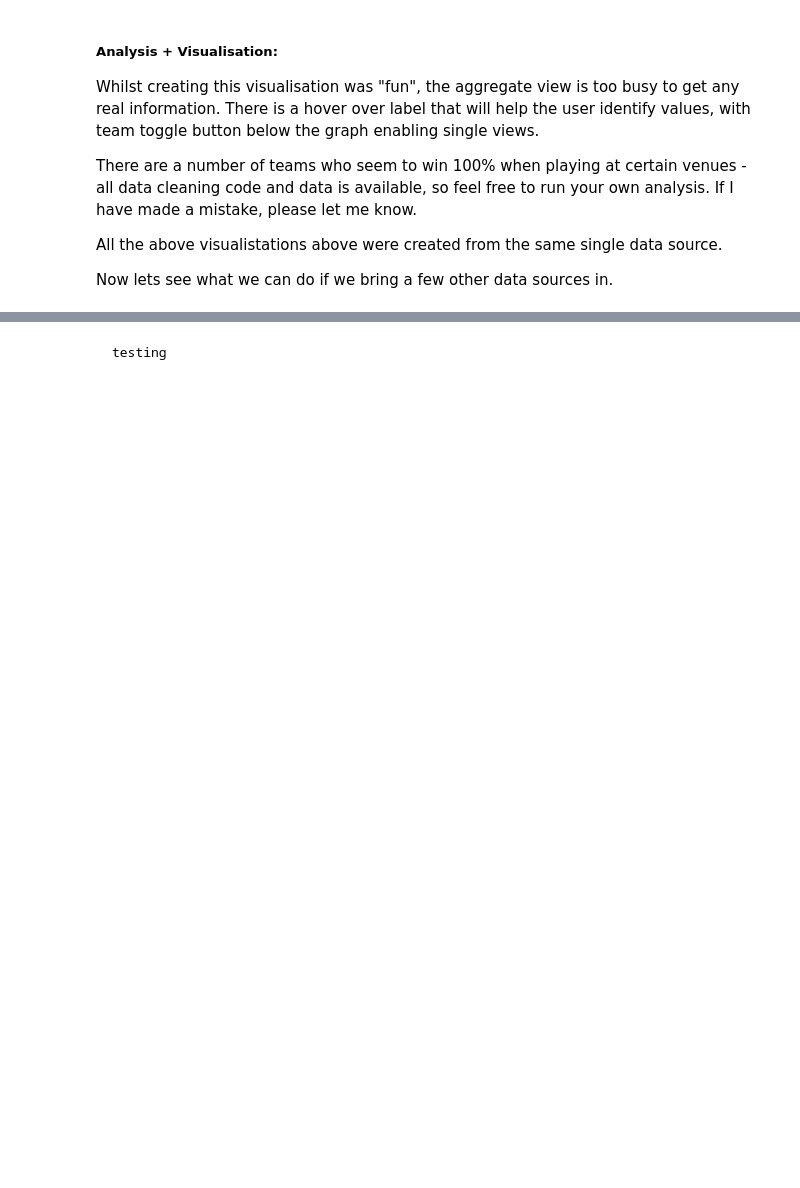
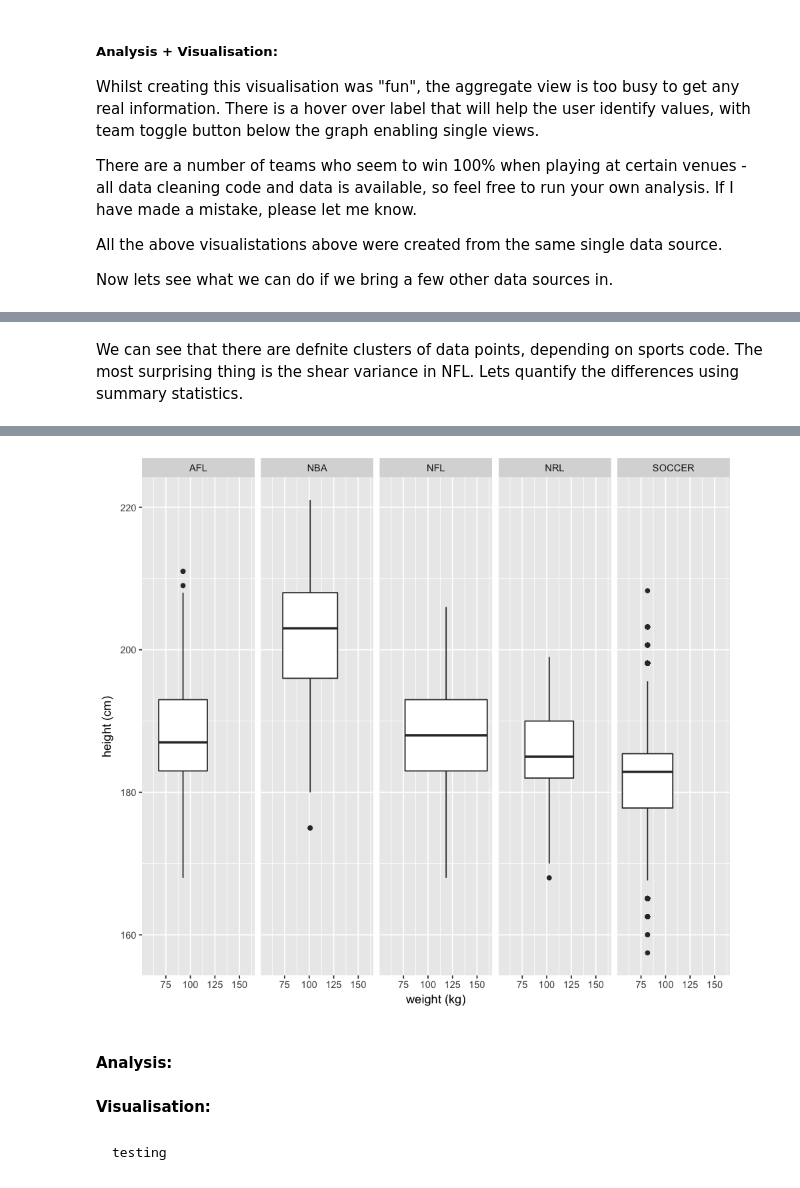
Before and after one commit to axelk2014/afl-datablog, a Jupyter notebook: Datablog.ipynb, the cells around one changed output, grey strips where cells are left out. Drawn from its saved outputs; the diff is of its cells as text; code cells hidden in the pictures; blank space fills up the shorter version.

Commit message:
ggplot edits

````diff
--- a/Datablog.ipynb
+++ b/Datablog.ipynb
@@ -245 +264,8 @@ ggplot(data=dfPlayers.all, aes(x=weight,y=height)) + geom_point(aes(alpha=0.4))
 [figure]
+# %% [markdown]
+We can see that there are defnite clusters of data points, depending on sports code. The most surprising thing is the shear variance in NFL. Lets quantify the differences using summary statistics.
+# %%
+ggplot(data=dfPlayers.all, aes
+       (x=weight,y=height),position_dodge()) + geom_boxplot() +
+  facet_grid(.~ code) + labs(x="weight (kg)", y="height (cm)")
+# %% [output]
@@ -246,3 +274,10 @@ ggplot(data=dfPlayers.all, aes(x=weight,y=height)) + geom_point(aes(alpha=0.4))
+[figure, added]
+# %% [markdown]
+#### Analysis:
+
+
+
+#### Visualisation:
 # %% [markdown]
 ```
 testing
````
Also changed, not shown: parts of 9 cells of this notebook.
